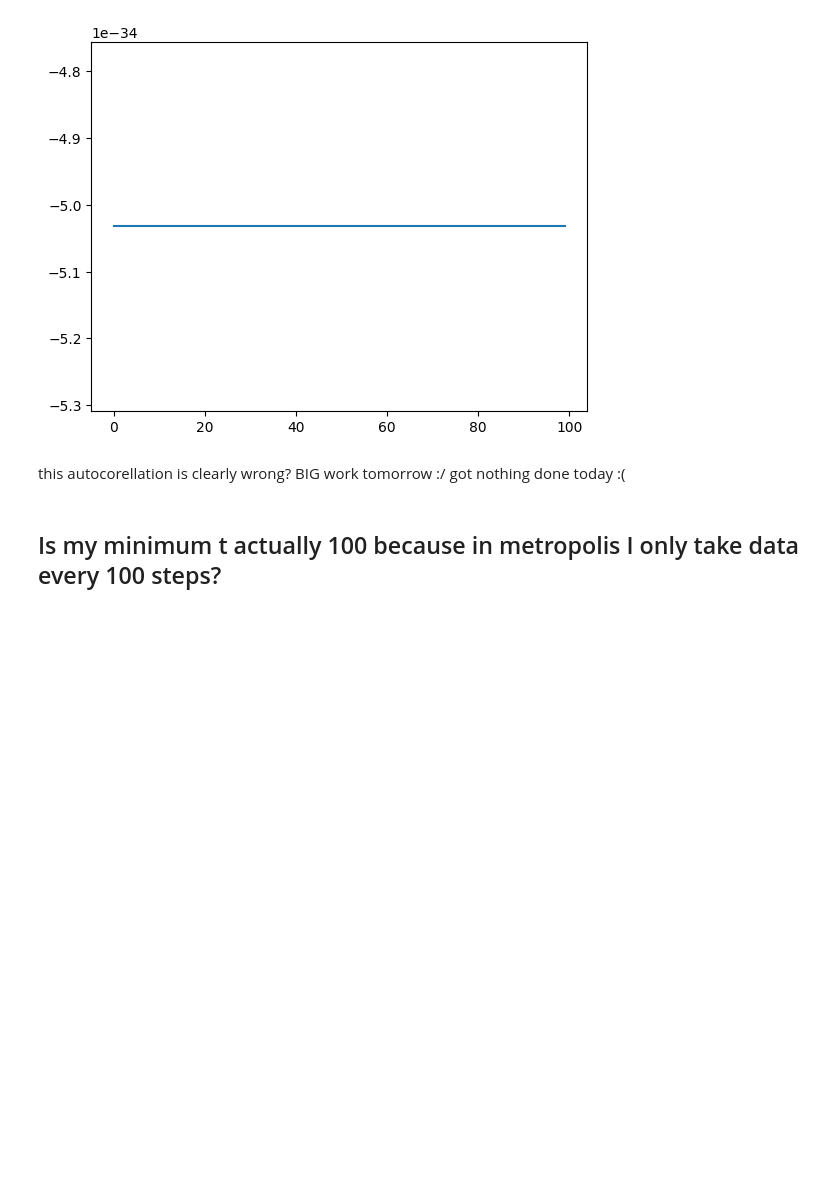
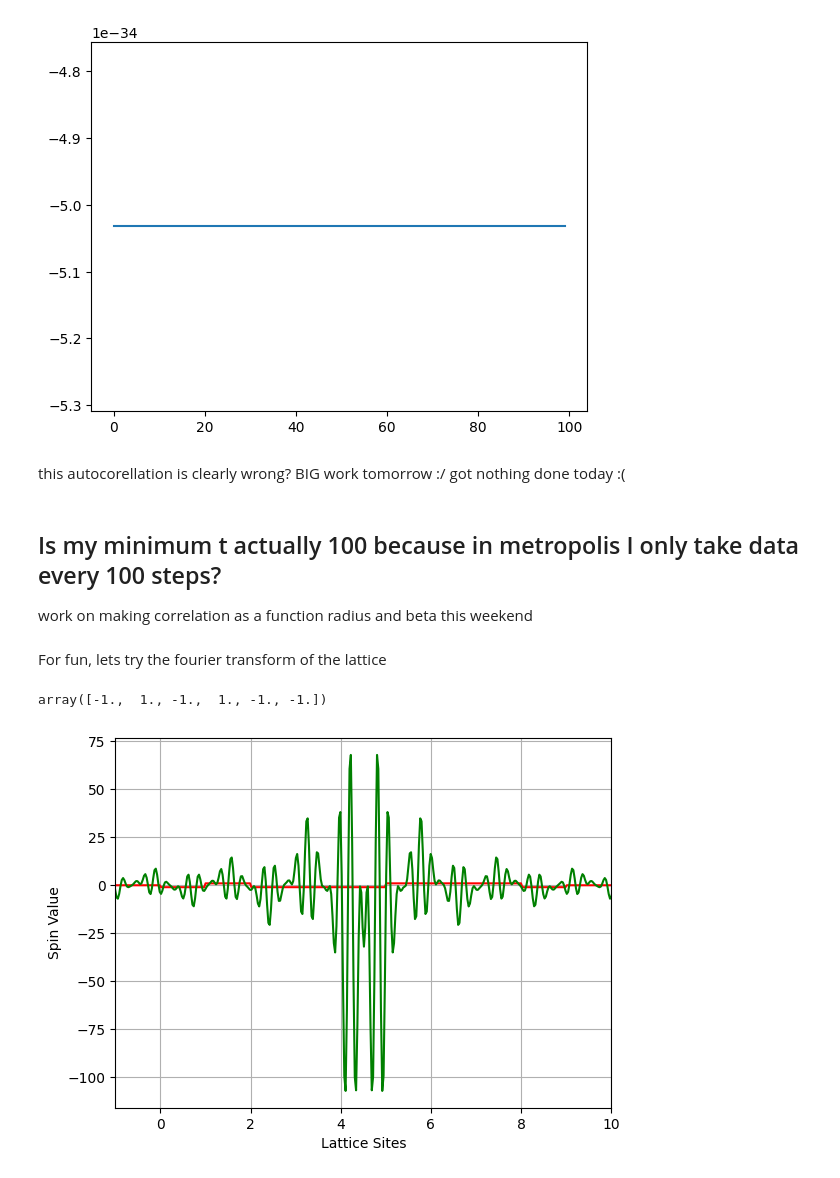
Before and after one commit to noahchanoah/thesis, a Jupyter notebook: Fising.ipynb, the cells around one changed output. Drawn from its saved outputs; the diff is of its cells as text; code cells hidden in the pictures; blank space fills up the shorter version.

```diff
--- a/Fising.ipynb
+++ b/Fising.ipynb
@@ -848,3 +940,7 @@ plt.plot(xx, normAutoCor) #normalized autoCor plot
 this autocorellation is clearly wrong? BIG work tomorrow :/ got nothing done today :(
 # %% [markdown]
 ## Is my minimum t actually 100 because in metropolis I only take data every 100 steps?
+
+work on making correlation as a function radius and beta this weekend
+# %% [markdown]
+For fun, lets try the fourier transform of the lattice
@@ -850,0 +993,18 @@ this autocorellation is clearly wrong? BIG work tomorrow :/ got nothing done tod
+# %%
+def latticeToFunctionTWO(lattice: list, x: float) -> list:
+    latSize = len(lattice)
+    if(x == 0):
+        return 0
+    index = math.floor(x) #convert float to int to get index
+    if(index >= (latSize-1) or index < 0):
+        return 0
+    else:
+        return lattice[index]
+# %%
+oneTest = initOneDimensionalLattice(6, True)
+oneTest = initOneDimensionalLattice(6, True)
+xx = latticeToFunction(oneTest)[0]
+yy = latticeToFunction(oneTest)[1]
+oneTest
+# %% [output]
+array([-1.,  1., -1.,  1., -1., -1.])
@@ -850,0 +1013,30 @@ this autocorellation is clearly wrong? BIG work tomorrow :/ got nothing done tod
+# %%
+latSize = 10
+
+oneTest = initOneDimensionalLattice(latSize, True)
+xx = latticeToFunction(oneTest)[0]
+yy = latticeToFunction(oneTest)[1]
+
+xxx = np.linspace(-10,latSize-1+10,1000)
+#xxxx = np.linspace(-50,50,10000)
+ff = [latticeToFunctionTWO(oneTest, x) for x in xxx]
+
+yShift = np.fft.fftshift(ff)
+fftyShift = np.fft.fft(yShift)
+ffty = np.fft.fftshift(fftyShift)
+
+#print(fft.fftfreq(len(ff)))
+#interpolate
+#ff = interpolate.interp1d(xx,yy,"zero")
+#temp = fft.fft(ff)
+
+#plt.scatter(xx,yy,color="blue")
+plt.plot(xxx,ff,color="red")
+plt.xlim(-1,10)
+#plt.ylim(-10,10)
+plt.plot(xxx,ffty,color="green")
+plt.xlabel("Lattice Sites")
+plt.ylabel("Spin Value")
+plt.grid()
+# %% [output]
+[figure, added]
```
Also changed, not shown: parts of 21 cells of this notebook.
